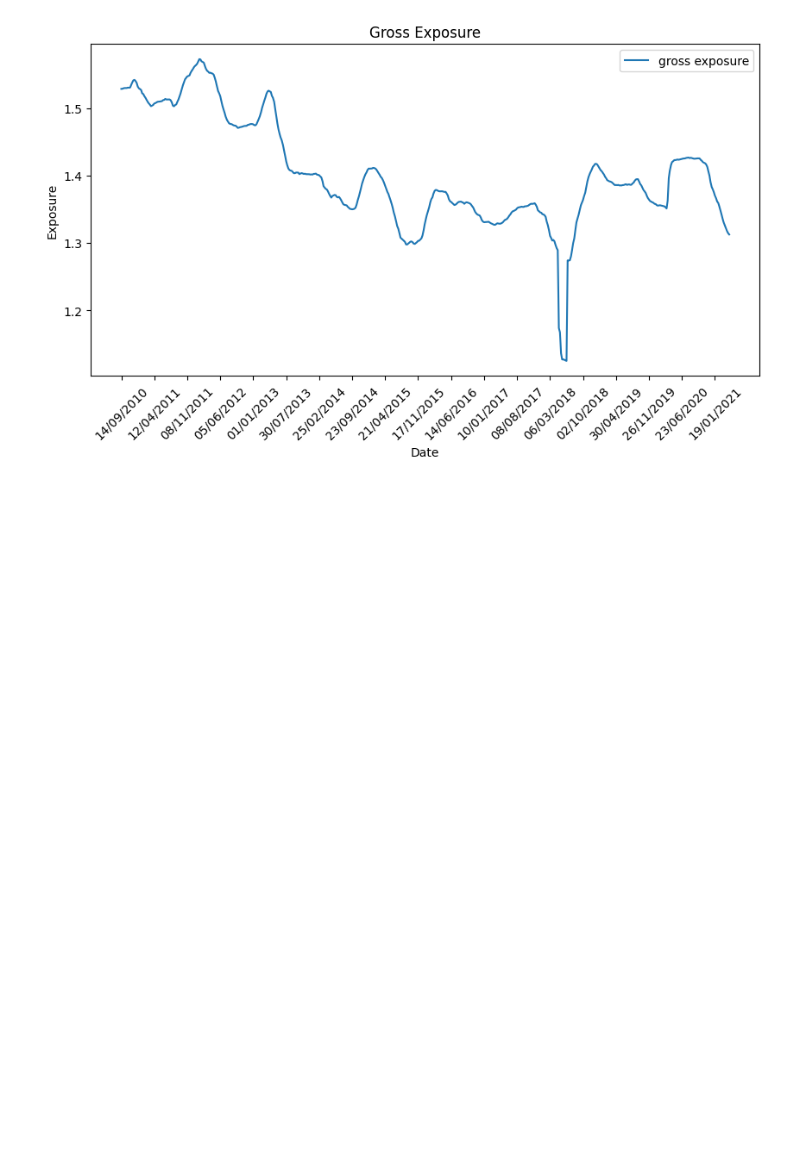
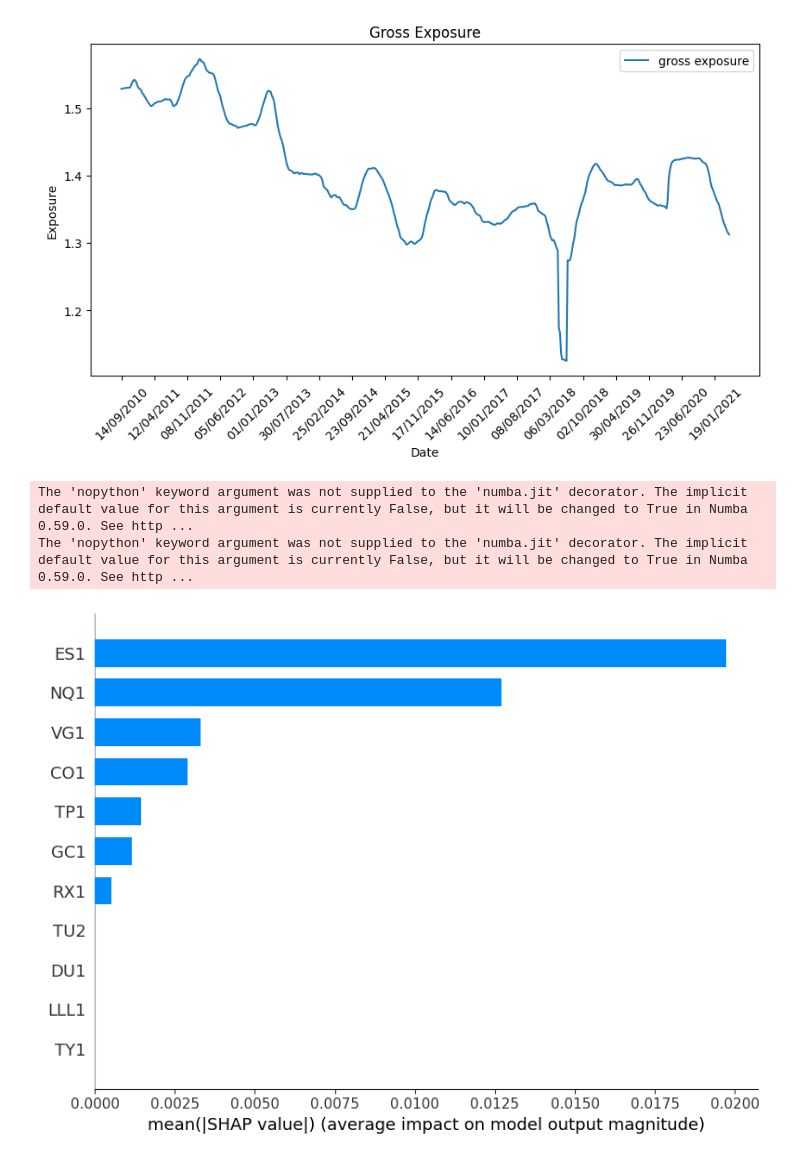
Before and after one commit to jstringara/Fintech, a Jupyter notebook: FinalProject/Machine_Learning_Approach.ipynb, the cells around one changed output. Drawn from its saved outputs; the diff is of its cells as text; code cells hidden in the pictures; blank space fills up the shorter version.

Commit message:
Shap Shap Shap

```diff
--- a/FinalProject/Machine_Learning_Approach.ipynb
+++ b/FinalProject/Machine_Learning_Approach.ipynb
@@ -430,3 +430,14 @@ plt.show()
 # save y_pred_Enet to export to matlab
 y_pred_Enet = np.array(y_pred_Enet)
 np.savetxt('y_pred_Enet.csv', y_pred_Enet, delimiter=',')
+# %%
+#do a feature importance analysis on the final model through shap values
+import shap
+explainer = shap.LinearExplainer(grid_search.best_estimator_, X[i-150:i])
+shap_values = explainer.shap_values(X[i-150:i])
+
+shap.summary_plot(shap_values, X[i-150:i], feature_names=X.columns, plot_type="bar")
+# %% [output]
+The 'nopython' keyword argument was not supplied to the 'numba.jit' decorator. The implicit default value for this argument is currently False, but it will be changed to True in Numba 0.59.0. See http ...
+The 'nopython' keyword argument was not supplied to the 'numba.jit' decorator. The implicit default value for this argument is currently False, but it will be changed to True in Numba 0.59.0. See http ...
+[figure, added]
```
Also changed, not shown: parts of 5 cells of this notebook, 1 other file.
